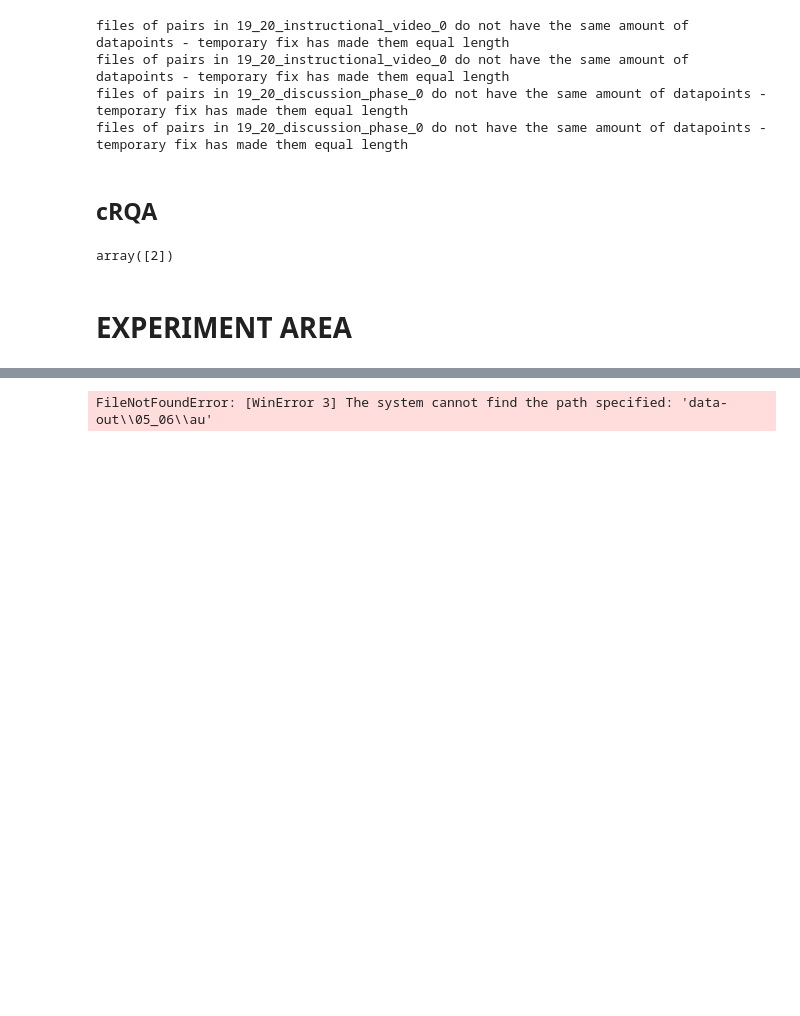
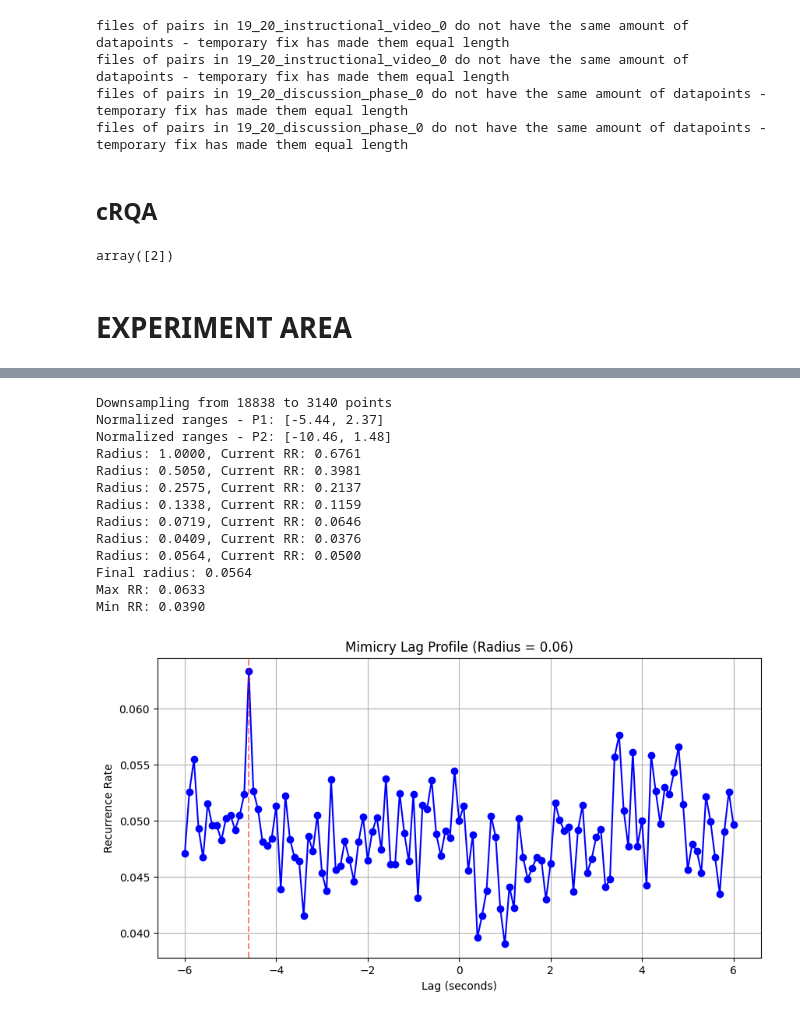
Before and after one commit to erikfrohn/facial-expression-interpersonal-association, a Jupyter notebook: main.ipynb, the cells around one changed output, grey strips where cells are left out. Saved outputs shown, nothing was run; the diff lists cells and outputs as text; code cells hidden in the pictures; blank space fills up the shorter version.

```diff
--- a/main.ipynb
+++ b/main.ipynb
@@ -1015,42 +368,32 @@ w.to_csv(r"data-out/general_corrca_weights.csv", index=False)
-# %%
-import os
-import pandas as pd
-import util.feature_extraction as fe
-import util.feature_selection as fs
-# corrCA takes a df as input. This df should be all files for a pair.
-LOCATION = 'data-out'
-
-pair = "05_06"
-filename = os.path.join(LOCATION, pair)
-data = {}
-nav, pil = pair.split("_")
-nav_df = pd.DataFrame()
-pil_df = pd.DataFrame()
-# add all phases to a single dataframe
-for file in os.listdir(os.path.join(filename, "")):
-    if ".csv" in file:
-        df = pd.read_csv(os.path.join(filename, "au", file))
-        if ".csv" in file and nav in file:
-            nav_df = pd.concat([nav_df, df])
-        if ".csv" in file and pil in file:
-            pil_df = pd.concat([pil_df, df])
-nav_df, pil_df = fs.make_equal_length(pair, nav_df, pil_df)
-w = fs.corrCA_weights(nav_df, pil_df) #output = pair/pair_corrca_weights.csv
-w.to_csv(os.path.join(filename, f"{pair}_corrca_weights.csv"), index=False)
-
-LOCATION = 'data-out'
-PHASES = ['discussion_phase_0', 'discussion_phase_1', 'instructional_video_0']
-loc = os.path.join(LOCATION, pair, f'{pair}_corrca_weights.csv')
-w = pd.read_csv(os.path.join(LOCATION, pair, f'{pair}_corrca_weights.csv'))
-for file in os.listdir(os.path.join(LOCATION, pair, "au")):
-    if ".csv" in file:
-        filename = os.path.join(LOCATION, pair, "au", file)
-        participant, _ = file.split("_", 1)
-        df = pd.read_csv(filename)
-        for name in PHASES:
-            if name in file:
-                corrca = fs.apply_corrCA_weights(df, w, 3)
-                corrca.to_csv(os.path.join(LOCATION, pair, "features", f"{participant}_{name}_corrca.csv"), index=False)
-                continue
-# %% [output]
-FileNotFoundError: [WinError 3] The system cannot find the path specified: 'data-out\\05_06\\au'
+# %%
+import pandas as pd
+import util.feature_selection as fs
+import util.correlation_measure as cm
+import matplotlib.pyplot as plt
+import seaborn as sns
+import numpy as np
+import os
+
+files1 = os.path.join(LOCATION, '07_08', FEATURE_FOLDER)
+files2 = os.path.join(LOCATION, '09_10', FEATURE_FOLDER)
+nav = pd.read_csv(os.path.join(files1, 'pp07_reschu_run_1_corrca.csv'))
+pil = pd.read_csv(os.path.join(files2, 'pp10_reschu_run_1_corrca.csv'))
+
+lags, rr_profile, radius = cm.crqa_lag_analysis(nav['f1'].values, pil['f1'].values, debug=True)
+
+# Plot results
+# %% [output]
+Downsampling from 18838 to 3140 points
+Normalized ranges - P1: [-5.44, 2.37]
+Normalized ranges - P2: [-10.46, 1.48]
+Radius: 1.0000, Current RR: 0.6761
+Radius: 0.5050, Current RR: 0.3981
+Radius: 0.2575, Current RR: 0.2137
+Radius: 0.1338, Current RR: 0.1159
+Radius: 0.0719, Current RR: 0.0646
+Radius: 0.0409, Current RR: 0.0376
+Radius: 0.0564, Current RR: 0.0500
+Final radius: 0.0564
+Max RR: 0.0633
+Min RR: 0.0390
+[figure, added]
```
Also changed, not shown: parts of 18 cells of this notebook.
